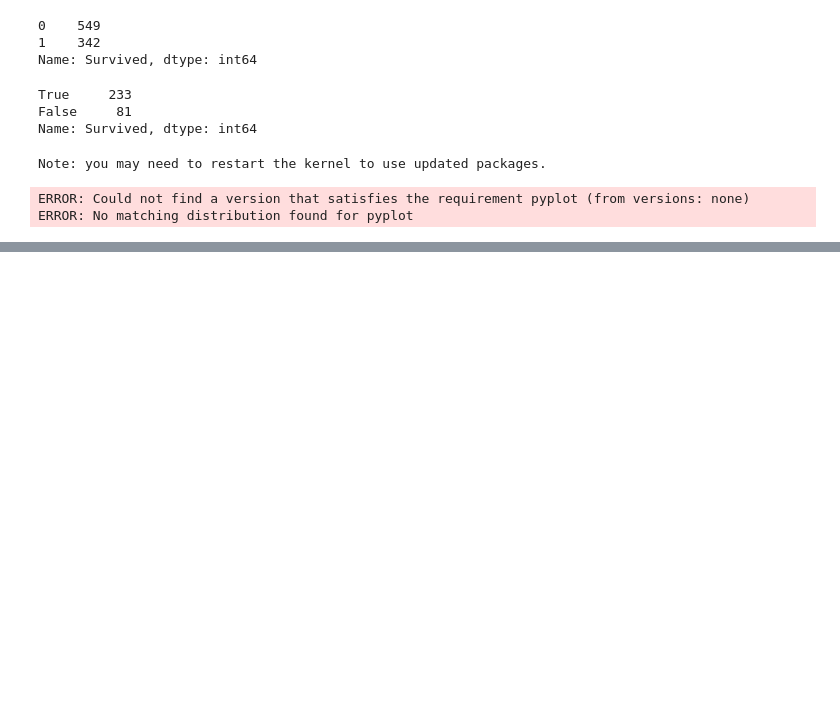
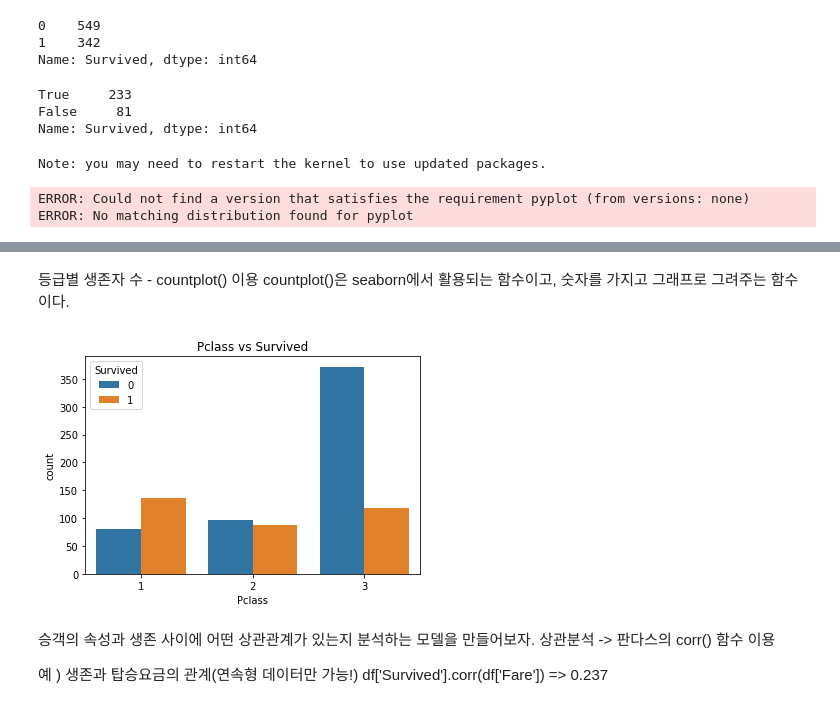
Before and after one commit to ffe4el/bigdata_lec, a Jupyter notebook: 09.27/titanic_ex.ipynb, the cells around one changed output, grey strips where cells are left out. Saved outputs shown, nothing was run; the diff lists cells and outputs as text; code cells hidden in the pictures; blank space fills up the shorter version.

```diff
--- a/09.27/titanic_ex.ipynb
+++ b/09.27/titanic_ex.ipynb
@@ -271,0 +277,21 @@ plt.show()
+# %% [markdown]
+등급별 생존자 수 - countplot() 이용
+countplot()은 seaborn에서 활용되는 함수이고, 숫자를 가지고 그래프로 그려주는 함수이다.
+# %%
+import seaborn as sns
+
+sns.countplot('Pclass', hue='Survived', data=df)
+#hue는 y 축의 값, 즉 막대그래프로 수치를 나타내고 싶은 값을 입력해야한다.
+#Pclass는 x 축에 들어갈 수치이다.
+
+plt.title('Pclass vs Survived')
+plt.show()
+# %% [output]
+[figure, added]
+# %% [markdown]
+승객의 속성과 생존 사이에 어떤 상관관계가 있는지 분석하는 모델을 만들어보자.
+상관분석 -> 판다스의 corr() 함수 이용
+
+예 ) 생존과 탑승요금의 관계(연속형 데이터만 가능!)
+df['Survived'].corr(df['Fare'])
+=> 0.237
```
Also changed, not shown: parts of 4 cells of this notebook.
